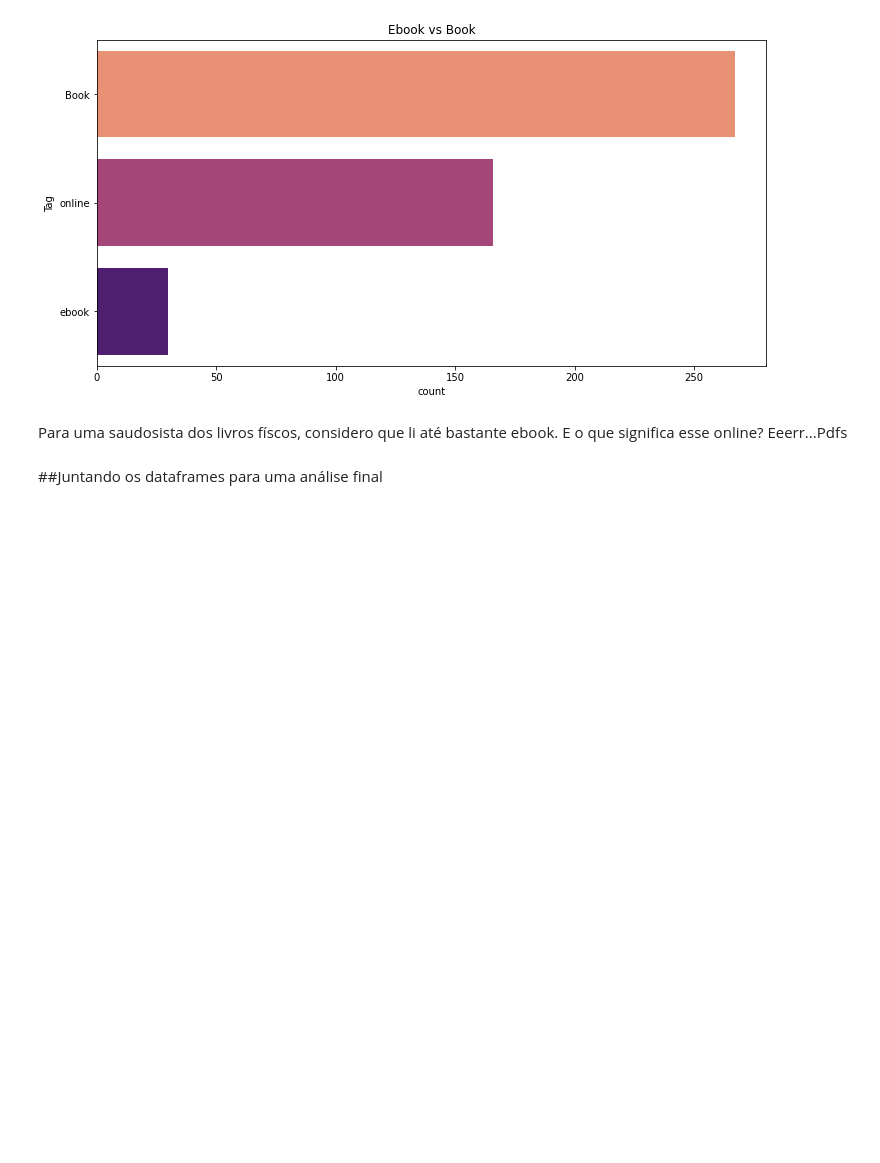
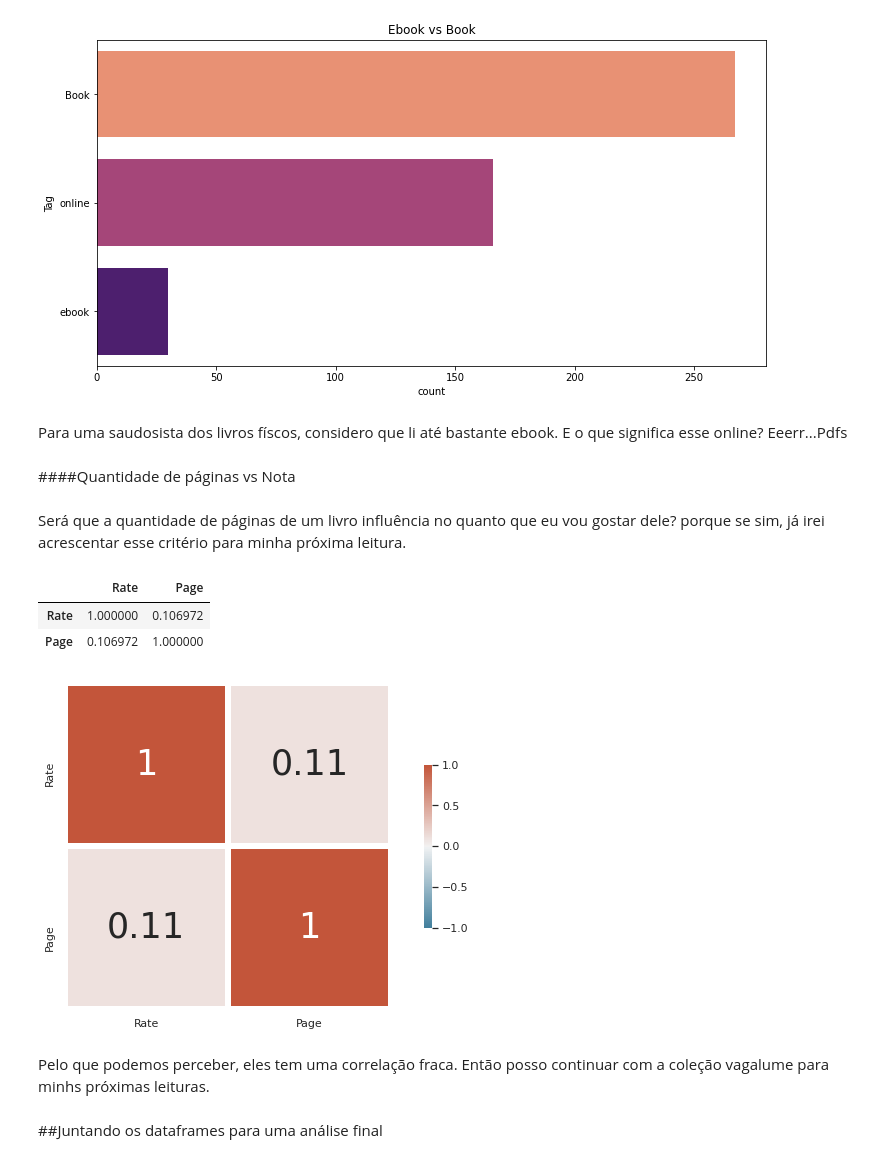
Before and after one commit to fernandarrios/desafio, a Jupyter notebook: Filme_e_Literatura.ipynb, the cells around one changed output. Cells and saved outputs as stored; diff of their text form; code cells hidden in the pictures; blank space fills up the shorter version.

```diff
--- a/Filme_e_Literatura.ipynb
+++ b/Filme_e_Literatura.ipynb
@@ -361,6 +388,26 @@ plt.show()
 [figure]
 # %% [markdown]
 Para uma saudosista dos livros físcos, considero que li até bastante ebook. E o que significa esse online? Eeerr...Pdfs
+# %% [markdown]
+####Quantidade de páginas vs Nota
+# %% [markdown]
+Será que a quantidade de páginas de um livro influência no quanto que eu vou gostar dele? porque se sim, já irei acrescentar esse critério para minha próxima leitura.
+# %%
+corr = df_book.loc[:, 'Rate': 'Page'].corr()
+corr
+# %% [output]
+|  | Rate | Page |
+| Rate | 1.000000 | 0.106972 |
+| Page | 0.106972 | 1.000000 |
+# %%
+plt.figure(figsize=(12,6))
+cmap = sns.diverging_palette(230, 20, as_cmap = True)
+sns.heatmap(corr, cmap=cmap, center=0, vmin=-1, vmax=1, annot=True, square=True, linewidths=5, cbar_kws={'shrink': 0.5})
+plt.show()
+# %% [output]
+[figure, added]
+# %% [markdown]
+Pelo que podemos perceber, eles tem uma correlação fraca. Então posso continuar com a coleção vagalume para minhs próximas leituras.
 # %% [markdown]
 ##Juntando os dataframes para uma análise final
 # %% [markdown]
```
Also changed, not shown: parts of 13 cells of this notebook.
